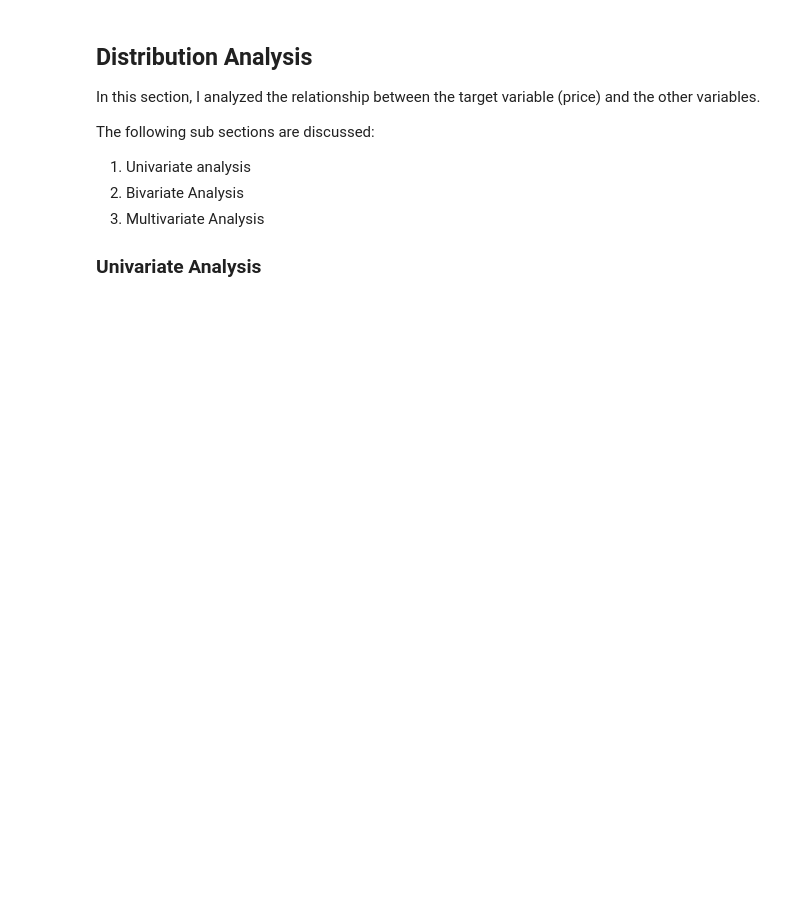
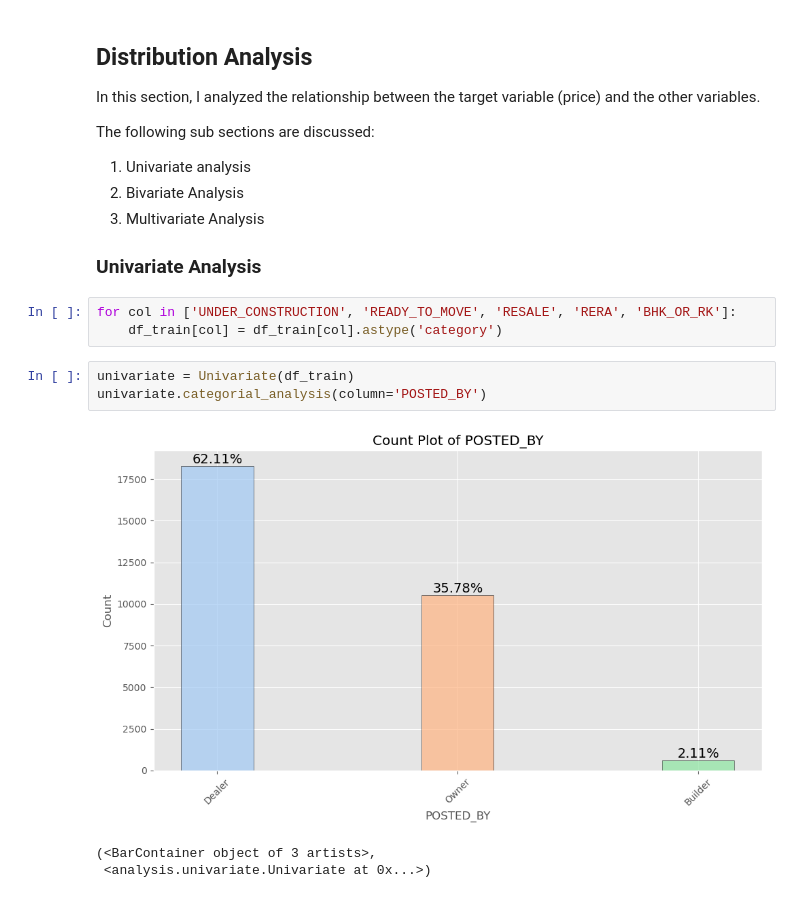
Before and after one commit to mobadara/housing-in-india, a Jupyter notebook: notebooks/exploratory-data-analysis.ipynb, the cells around one changed output. Drawn from its saved outputs; the diff is of its cells as text; blank space fills up the shorter version.

```diff
--- a/notebooks/exploratory-data-analysis.ipynb
+++ b/notebooks/exploratory-data-analysis.ipynb
@@ -209,3 +212,13 @@ In this section, I analyzed the relationship between the target variable (price)
  3. Multivariate Analysis
 
 ### **Univariate Analysis**
+# %%
+for col in ['UNDER_CONSTRUCTION', 'READY_TO_MOVE', 'RESALE', 'RERA', 'BHK_OR_RK']:
+    df_train[col] = df_train[col].astype('category')
+# %%
+univariate = Univariate(df_train)
+univariate.categorial_analysis(column='POSTED_BY')
+# %% [output]
+[figure, added]
+(<BarContainer object of 3 artists>,
+ <analysis.univariate.Univariate at 0x...>)
```
Also changed, not shown: parts of 21 cells of this notebook.
